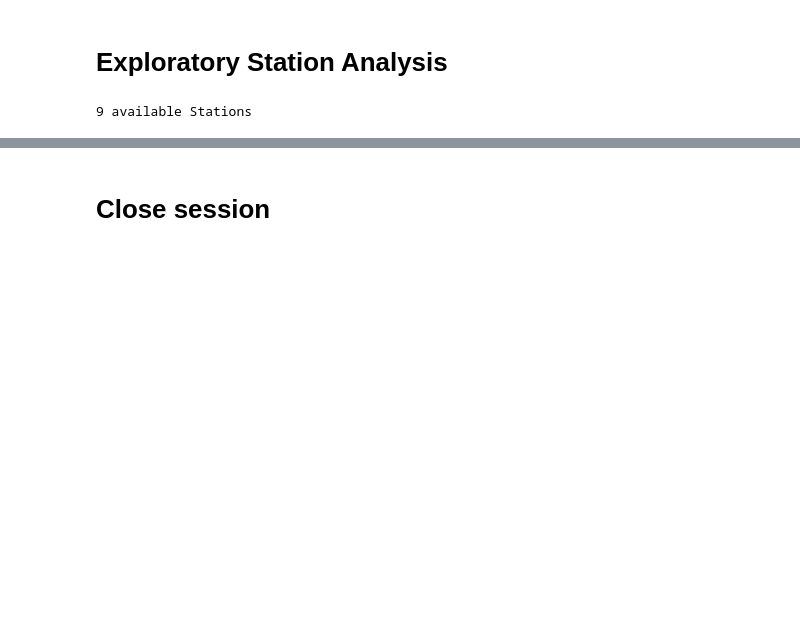
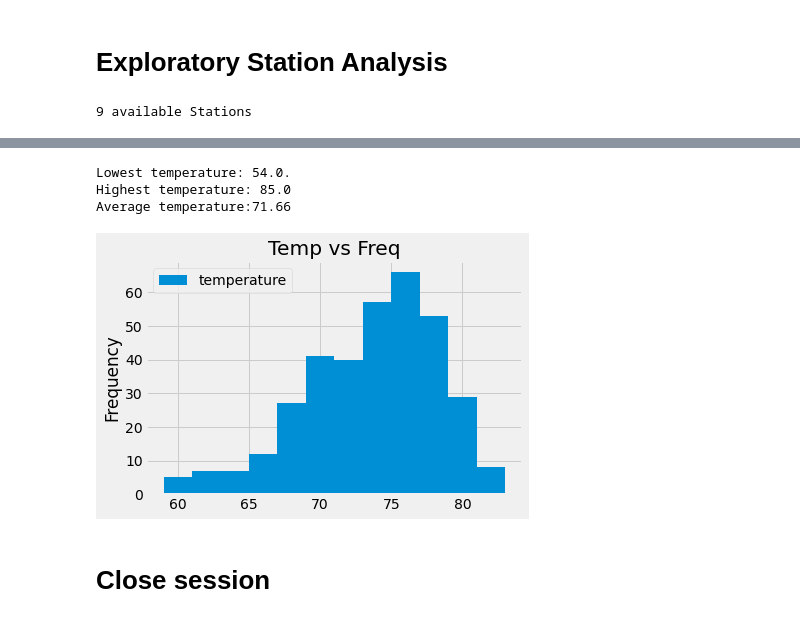
Before and after one commit to jagfinancial/sqlalchemy-challenge, a Jupyter notebook: climate_starter.ipynb, the cells around one changed output, grey strips where cells are left out. Saved outputs shown, nothing was run; the diff lists cells and outputs as text; code cells hidden in the pictures; blank space fills up the shorter version.

```diff
--- a/climate_starter.ipynb
+++ b/climate_starter.ipynb
@@ -123,8 +136,29 @@ print('{} available Stations'.format(number_stations))
 # %%
 # Using the most active station id from the previous query, calculate the lowest, highest, and average temperature.
+temp = session.query(func.min(measurement.tobs),
+                     func.max(measurement.tobs),
+func.avg(measurement.tobs)).filter(measurement.station==active_station[0][0]).all()
+print('Lowest temperature: {}.\nHighest temperature: {}\nAverage temperature:{}'.\
+       format(temp[0][0],temp[0][1],round(temp[0][2],2)))
+# %% [output]
+Lowest temperature: 54.0.
+Highest temperature: 85.0
+Average temperature:71.66
+# %%
+# Using the most active station id
+most_station = session.query(measurement.station,func.count(measurement.tobs)).group_by(measurement.station).\
+order_by(func.count(measurement.station).desc()).first()
+most_tempst=most_station[0]
 # %%
-# Using the most active station id
 # Query the last 12 months of temperature observation data for this station and plot the results as a histogram
+observe = session.query(measurement.tobs).filter(measurement.date>=year_ago).\
+filter(measurement.station==most_tempst).all()
+observe_pd = pd.DataFrame(observe,columns=['temperature'])
+observe_pd.plot.hist(bins=12,title='Temp vs Freq')
+plt.savefig("../sqlalchemy-challenge/Images/tempFreq.png")
+plt.show()
+# %% [output]
+[figure, added]
 # %% [markdown]
 # Close session
 # %%
```
Also changed, not shown: parts of 1 cell of this notebook, 2 other files.
